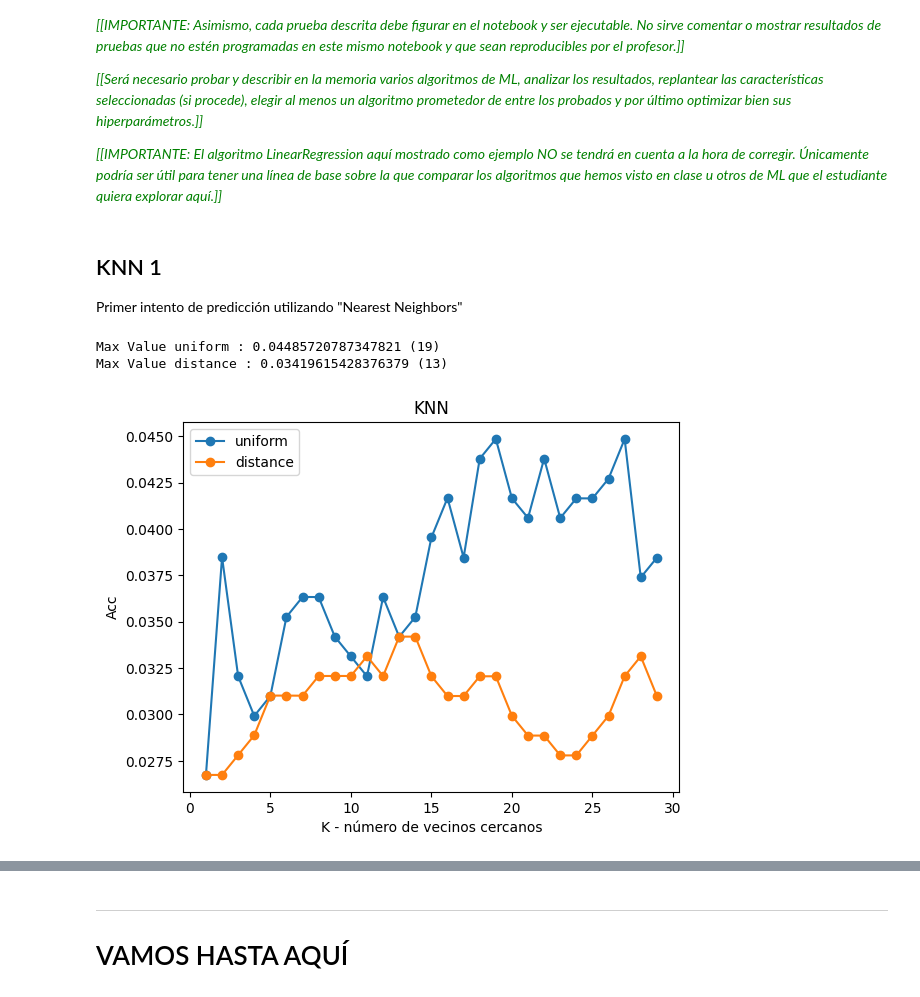
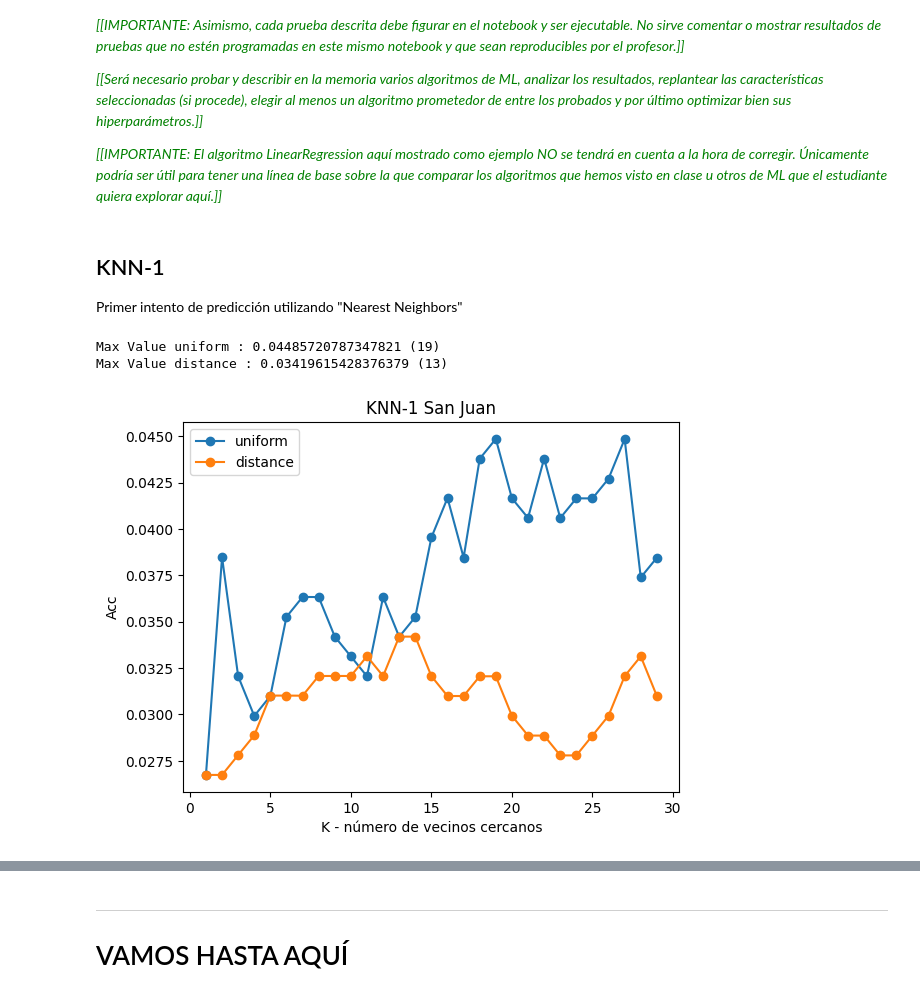
Before and after one commit to ernestopalacios/07MBID, a Jupyter notebook: AG2_ErnestoPalacios.ipynb, the cells around one changed output, grey strips where cells are left out. Cells and saved outputs as stored; diff of their text form; code cells hidden in the pictures.

```diff
--- a/AG2_ErnestoPalacios.ipynb
+++ b/AG2_ErnestoPalacios.ipynb
@@ -350,16 +354,16 @@ array([0.76530612, 0.66829149, 0.72153465, 0.60559006])
 <font color="green">*\[\[Será necesario probar y describir en la memoria varios algoritmos de ML, analizar los resultados, replantear las características seleccionadas (si procede), elegir al menos un algoritmo prometedor de entre los probados y por último optimizar bien sus hiperparámetros.\]\]*</font>
 
 <font color="green">*\[\[IMPORTANTE: El algoritmo LinearRegression aquí mostrado como ejemplo NO se tendrá en cuenta a la hora de corregir. Únicamente podría ser útil para tener una línea de base sobre la que comparar los algoritmos que hemos visto en clase u otros de ML que el estudiante quiera explorar aquí.\]\]*</font>
-# %% [markdown]
-## KNN 1
-
-Primer intento de predicción utilizando "Nearest Neighbors"
 # %%
 X1 = sj_train[:, :-1]
 y1 = sj_train[:, -1]
 
 X2 = iq_train[:, :-1]
 y2 = iq_train[:, -1]
+# %% [markdown]
+## KNN-1
+
+Primer intento de predicción utilizando "Nearest Neighbors"
 # %%
 from sklearn import neighbors
 from sklearn.model_selection import KFold
@@ -370,39 +373,34 @@ data = cv.split(sj_train)
 # %%
-from sklearn import neighbors
-from sklearn.model_selection import KFold
-from sklearn.metrics import accuracy_score
-
-cv = KFold( n_splits = 5, shuffle = True, random_state=seed )
-
+# KNN -  San Juan
 
 for i, weights in enumerate(['uniform', 'distance']):
    total_scores = []
    for n_neighbors in range(1,30):
        fold_accuracy = []
-       knn = neighbors.KNeighborsClassifier(n_neighbors, weights=weights)
+       knn = neighbors.KNeighborsClassifier(n_neighbors, weights = weights)
        for train_fold, test_fold in cv.split(sj_train):
           # División train test aleatoria
           f_train = sj_train[train_fold]
           f_test  = sj_train[test_fold]
           # entrenamiento y ejecución del modelo
           knn.fit( X = f_train[:, :-1], y = f_train[:, -1])
           y_pred = knn.predict(X = f_test[:, :-1])
           # evaluación del modelo
           acc = accuracy_score(f_test[:, -1], y_pred)
           fold_accuracy.append(acc)
        total_scores.append(sum(fold_accuracy)/len(fold_accuracy))
 
    plt.plot(range(1,len(total_scores)+1), total_scores,
              marker='o', label=weights)
    print ('Max Value ' +  weights + " : " +  str(max(total_scores)) +" (" + str(np.argmax(total_scores) + 1) + ")")
    plt.ylabel('Acc')
 
 
 plt.legend()
 plt.xlabel('K - número de vecinos cercanos')
-plt.title('KNN')
+plt.title('KNN-1 San Juan')
 plt.show()
 # %% [output]
 Max Value uniform : 0.04485720787347821 (19)
 Max Value distance : 0.03419615428376379 (13)
-[figure, old version]
+[figure, new version]
```
Also changed, not shown: parts of 13 cells of this notebook.
